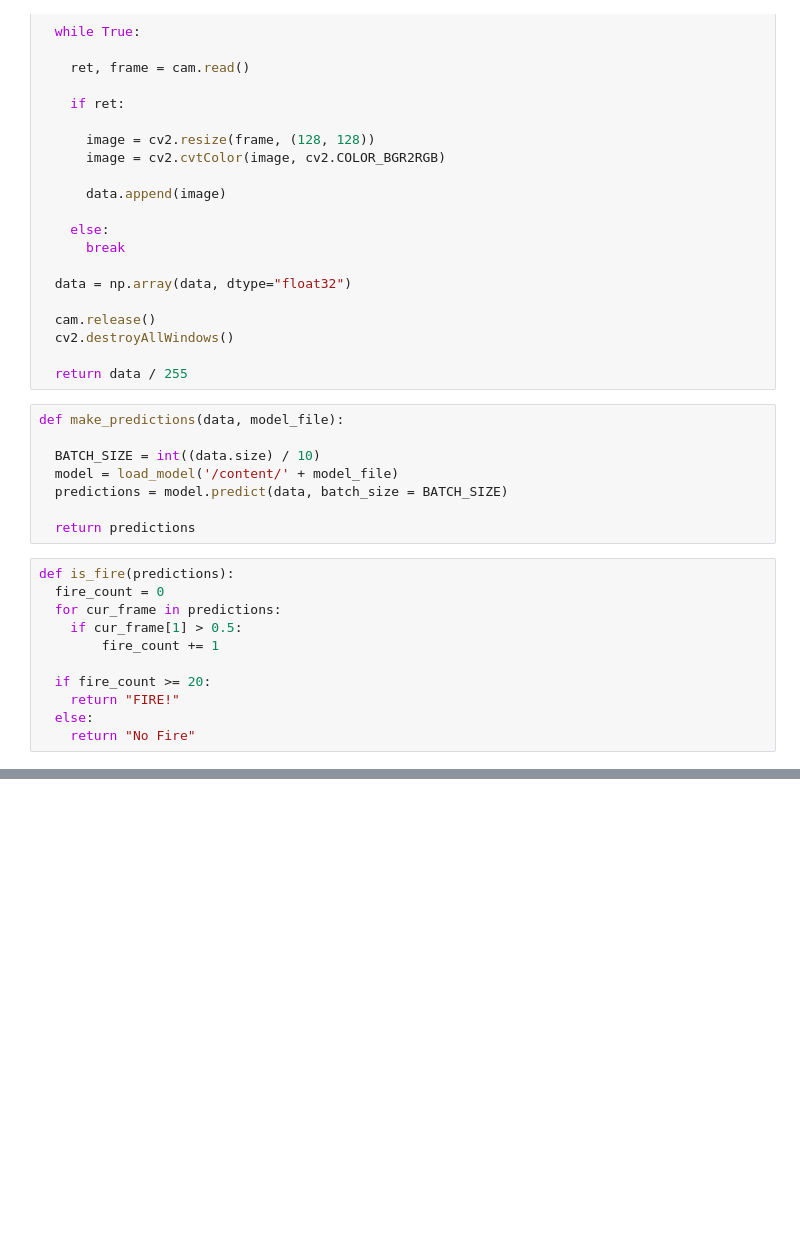
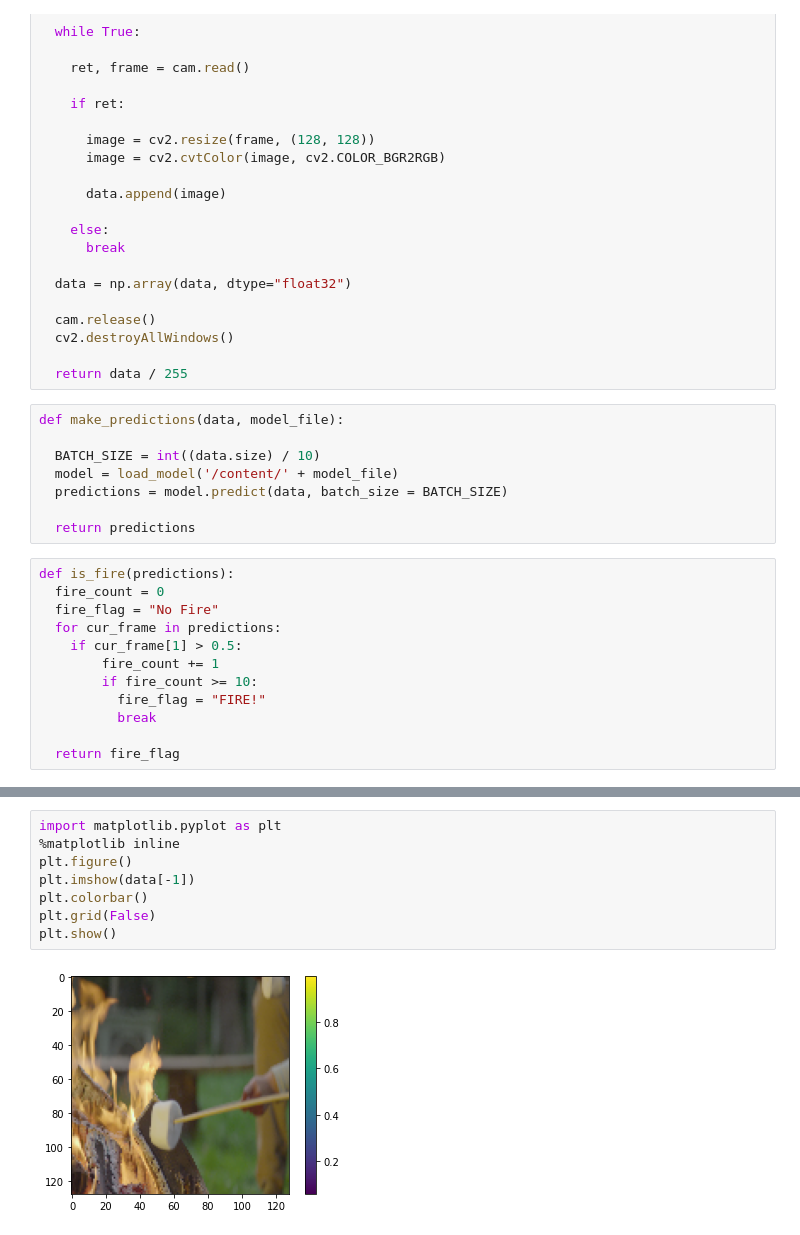
Before and after one commit to karenz50/fire_detection, a Jupyter notebook: fire_detection_in_video.ipynb, the cells around one changed output, grey strips where cells are left out. Drawn from its saved outputs; the diff is of its cells as text; blank space fills up the shorter version.

```diff
--- a/fire_detection_in_video.ipynb
+++ b/fire_detection_in_video.ipynb
@@ -44,14 +41,15 @@ def make_predictions(data, model_file):
 # %%
 def is_fire(predictions):
   fire_count = 0
+  fire_flag = "No Fire"
   for cur_frame in predictions:
     if cur_frame[1] > 0.5:
         fire_count += 1
+        if fire_count >= 10:
+          fire_flag = "FIRE!"
+          break
 
-  if fire_count >= 20:
-    return "FIRE!"
-  else:
-    return "No Fire"
+  return fire_flag
 # %%
 if __name__ == "__main__":
   file_name = "test_video.mp4"
@@ -64,0 +65,10 @@ FIRE!
+# %%
+import matplotlib.pyplot as plt
+%matplotlib inline
+plt.figure()
+plt.imshow(data[-1])
+plt.colorbar()
+plt.grid(False)
+plt.show()
+# %% [output]
+[figure, added]
```
Also changed, not shown: parts of 2 cells of this notebook.
